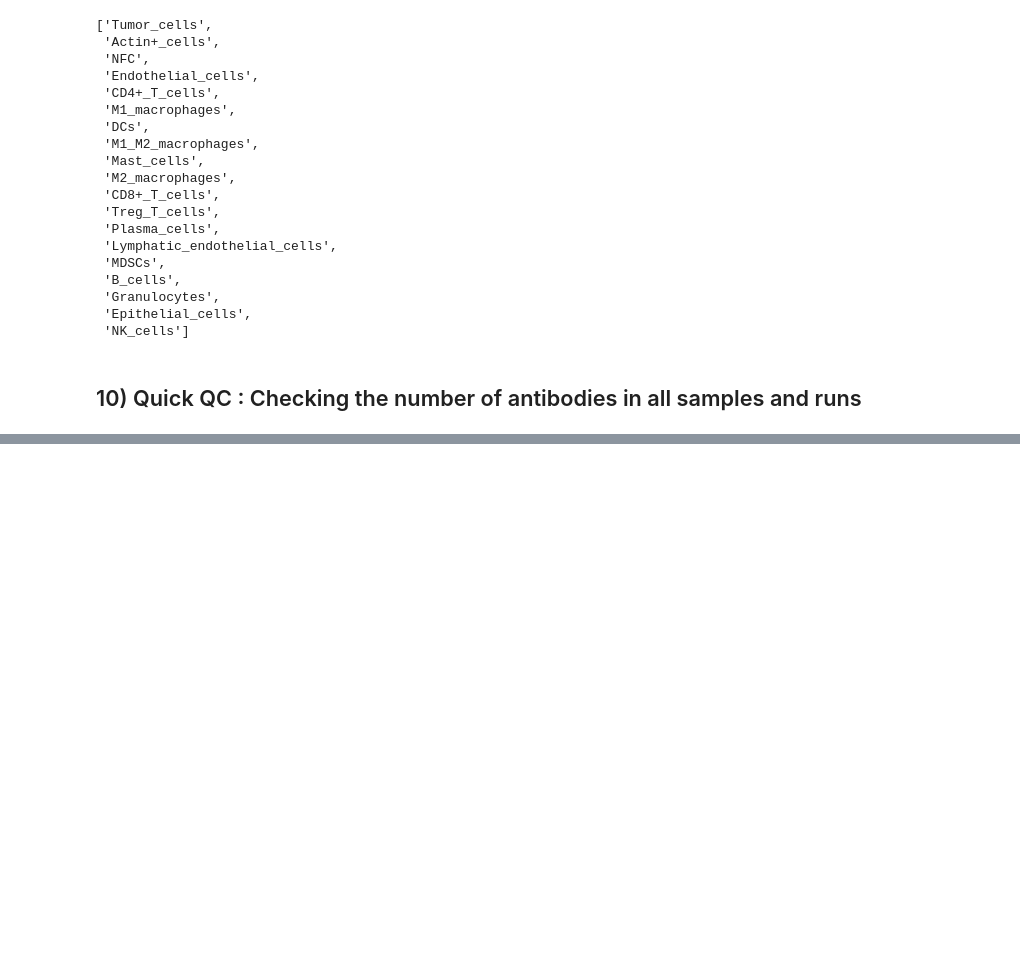
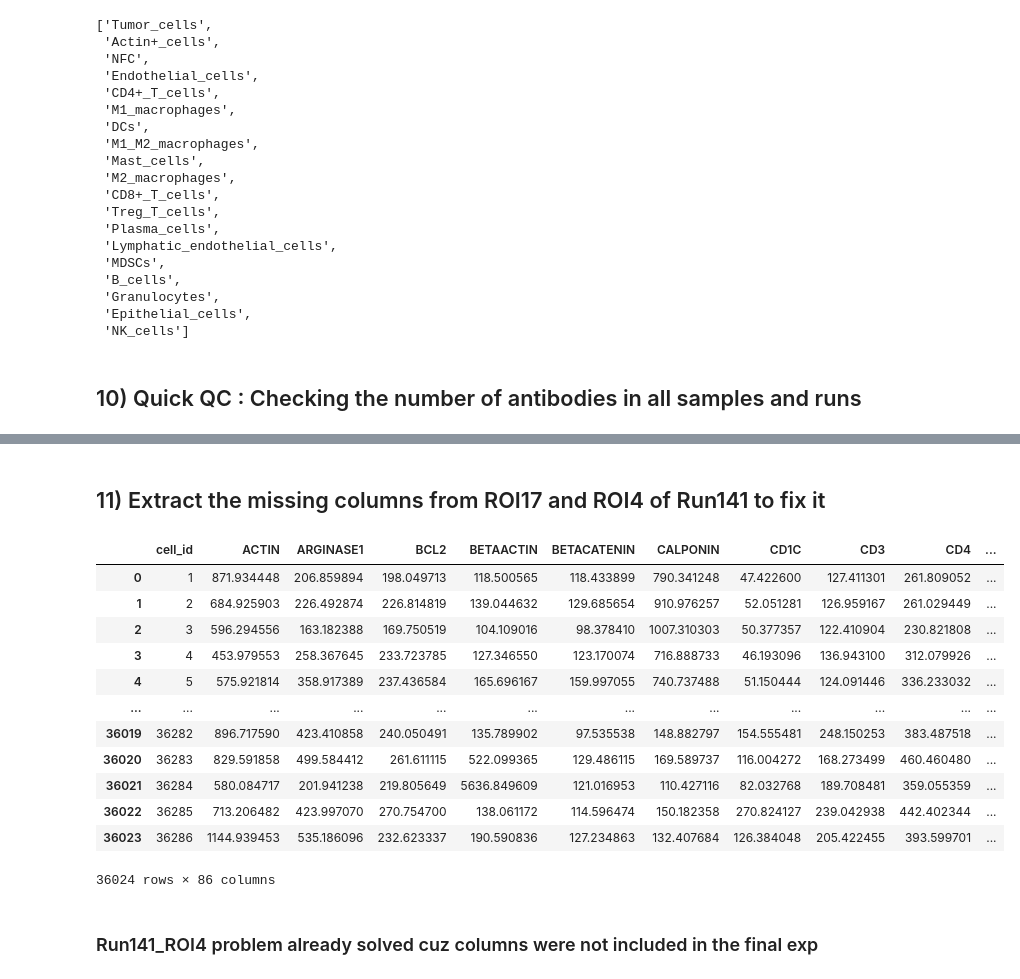
Before and after one commit to SchapiroLabor/NUT_spatial, a Jupyter notebook: 1_macsiq_prep.ipynb, the cells around one changed output, grey strips where cells are left out. Drawn from its saved outputs; the diff is of its cells as text; code cells hidden in the pictures; blank space fills up the shorter version.

```diff
--- a/1_macsiq_prep.ipynb
+++ b/1_macsiq_prep.ipynb
@@ -456,0 +510,2 @@ Run92_ROI6
+# %% [markdown]
+## 11) Extract the missing columns from ROI17 and ROI4 of Run141 to fix it
@@ -456,0 +542,46 @@ Run92_ROI6
+# %%
+#9 and #15
+#from 9 (Run145_ROI17)
+
+missing_exp = pd.read_csv(roi_list[9] / '1 all_info.csv', nrows=0).columns
+#search batikh for columns with Bcl2
+missing_exp = [col for col in missing_exp if 'Cell Exp' in col]
+missing_exp = [col for col in missing_exp if 'ROI' in col]
+#take out the DAPI, APC, PE
+missing_exp = [col for col in missing_exp if not any(x in col for x in ['DAPI', 'APC', 'PE'])]
+missing_exp
+#extract those columns
+missing_exp = pd.read_csv(roi_list[9] / '1 all_info.csv', usecols=missing_exp)
+missing_exp.columns = ["BCL2", "CD209", "CD279 1"]
+#create cell_id column
+missing_exp.insert(0, 'cell_id', range(1, 1 + len(missing_exp)))
+#remove the trash cells
+meta = pd.read_csv(processed_roi_list[9] / 'metadata.csv')
+meta = meta.loc[meta["cell_type"] != "Trash"]
+missing_exp = missing_exp[missing_exp["cell_id"].isin(meta.cell_id)].reset_index(drop=True)
+#drop cell_id column
+missing_exp = missing_exp.drop(columns=["cell_id"])
+# #add it to the exp data
+exp = pd.read_csv(processed_roi_list[9] / 'exp.csv')
+#cbind the missing columns
+exp = pd.concat([exp, missing_exp], axis=1)
+#reorder the columns with natsorted except cell_id at first
+exp = exp[['cell_id'] + natsorted(exp.columns[1:])]
+#export the exp data and rewrite it for this one
+exp.to_csv(processed_roi_list[9] / 'exp.csv', index=False)
+# %% [output]
+|  | cell_id | ACTIN | ARGINASE1 | BCL2 | BETAACTIN | BETACATENIN | CALPONIN | CD1C | CD3 | CD4 | ... |
+| 0 | 1 | 871.934448 | 206.859894 | 198.049713 | 118.500565 | 118.433899 | 790.341248 | 47.422600 | 127.411301 | 261.809052 | ... |
+| 1 | 2 | 684.925903 | 226.492874 | 226.814819 | 139.044632 | 129.685654 | 910.976257 | 52.051281 | 126.959167 | 261.029449 | ... |
+| 2 | 3 | 596.294556 | 163.182388 | 169.750519 | 104.109016 | 98.378410 | 1007.310303 | 50.377357 | 122.410904 | 230.821808 | ... |
+| 3 | 4 | 453.979553 | 258.367645 | 233.723785 | 127.346550 | 123.170074 | 716.888733 | 46.193096 | 136.943100 | 312.079926 | ... |
+| 4 | 5 | 575.921814 | 358.917389 | 237.436584 | 165.696167 | 159.997055 | 740.737488 | 51.150444 | 124.091446 | 336.233032 | ... |
+| ... | ... | ... | ... | ... | ... | ... | ... | ... | ... | ... | ... |
+| 36019 | 36282 | 896.717590 | 423.410858 | 240.050491 | 135.789902 | 97.535538 | 148.882797 | 154.555481 | 248.150253 | 383.487518 | ... |
+| 36020 | 36283 | 829.591858 | 499.584412 | 261.611115 | 522.099365 | 129.486115 | 169.589737 | 116.004272 | 168.273499 | 460.460480 | ... |
+| 36021 | 36284 | 580.084717 | 201.941238 | 219.805649 | 5636.849609 | 121.016953 | 110.427116 | 82.032768 | 189.708481 | 359.055359 | ... |
+| 36022 | 36285 | 713.206482 | 423.997070 | 270.754700 | 138.061172 | 114.596474 | 150.182358 | 270.824127 | 239.042938 | 442.402344 | ... |
+| 36023 | 36286 | 1144.939453 | 535.186096 | 232.623337 | 190.590836 | 127.234863 | 132.407684 | 126.384048 | 205.422455 | 393.599701 | ... |
+36024 rows × 86 columns
+# %% [markdown]
+### Run141_ROI4 problem already solved cuz columns were not included in the final exp
```
Also changed, not shown: parts of 9 cells of this notebook, 26 other files.
